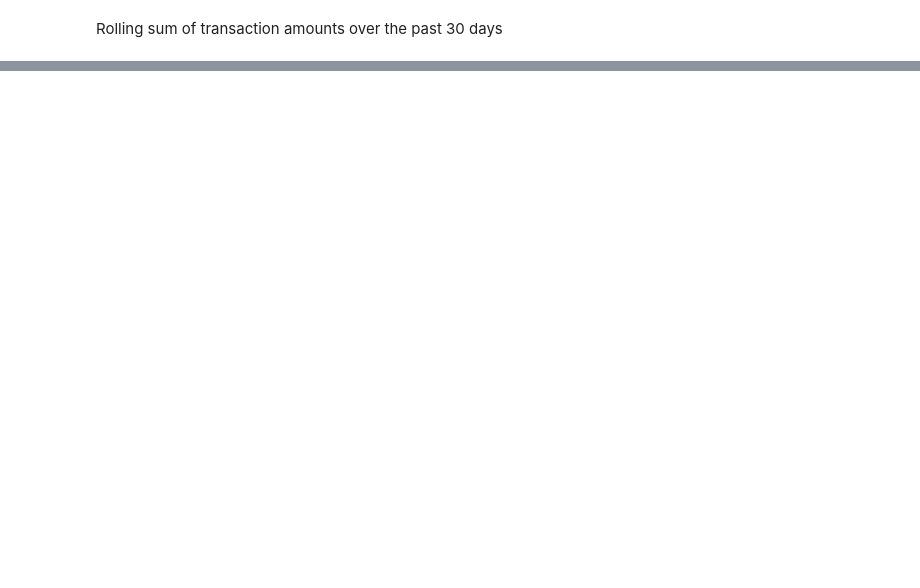
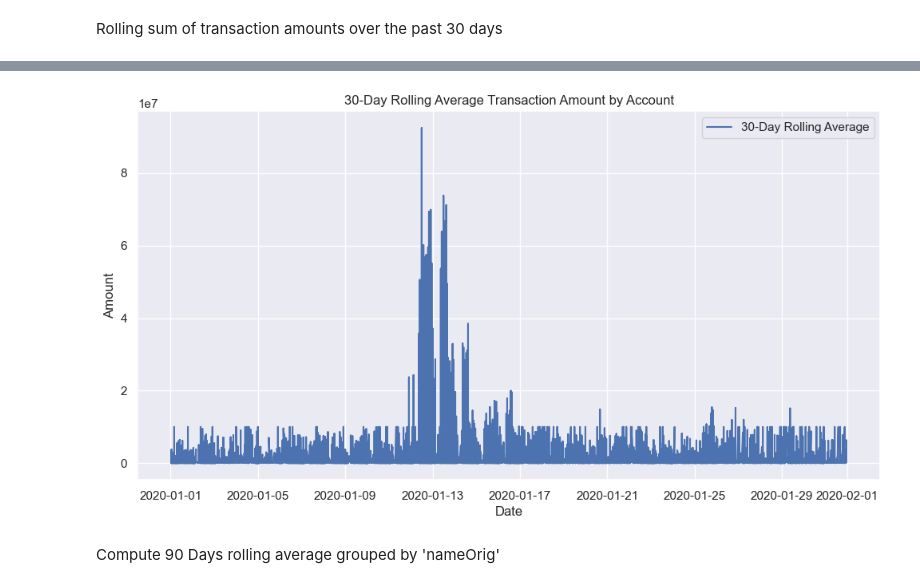
Before and after one commit to azades/Fraud-Detection, a Jupyter notebook: EDA.ipynb, the cells around one changed output, grey strips where cells are left out. Drawn from its saved outputs; the diff is of its cells as text; code cells hidden in the pictures; blank space fills up the shorter version.

```diff
--- a/EDA.ipynb
+++ b/EDA.ipynb
@@ -383,0 +571,8 @@ plt.show()
+# %%
+df.set_index('date', inplace=True)  # Set 'date' as the index
+# %%
+# Compute the 30-day rolling average grouped by 'nameOrig'
+rolling_data_30 = df.groupby('nameOrig')['amount'].rolling(window='30D').mean().reset_index()
+
+# Display the first few rows to understand what's in rolling_data_30
+print(rolling_data_30.head())
@@ -383,0 +586,15 @@ plt.show()
+# %%
+# Merge the rolling average back to the original DataFrame
+df = df.merge(rolling_data_30, on=['nameOrig', 'date'], how='left', suffixes=('', '_rolling_avg_30d'))
+# %%
+plt.figure(figsize=(12, 6))
+plt.plot(df['date'], df['amount_rolling_avg_30d'], label='30-Day Rolling Average')
+plt.title('30-Day Rolling Average Transaction Amount by Account')
+plt.xlabel('Date')
+plt.ylabel('Amount')
+plt.legend()
+plt.show()
+# %% [output]
+[figure, added]
+# %% [markdown]
+Compute 90 Days rolling average grouped by 'nameOrig'
```
Also changed, not shown: parts of 32 cells of this notebook.
